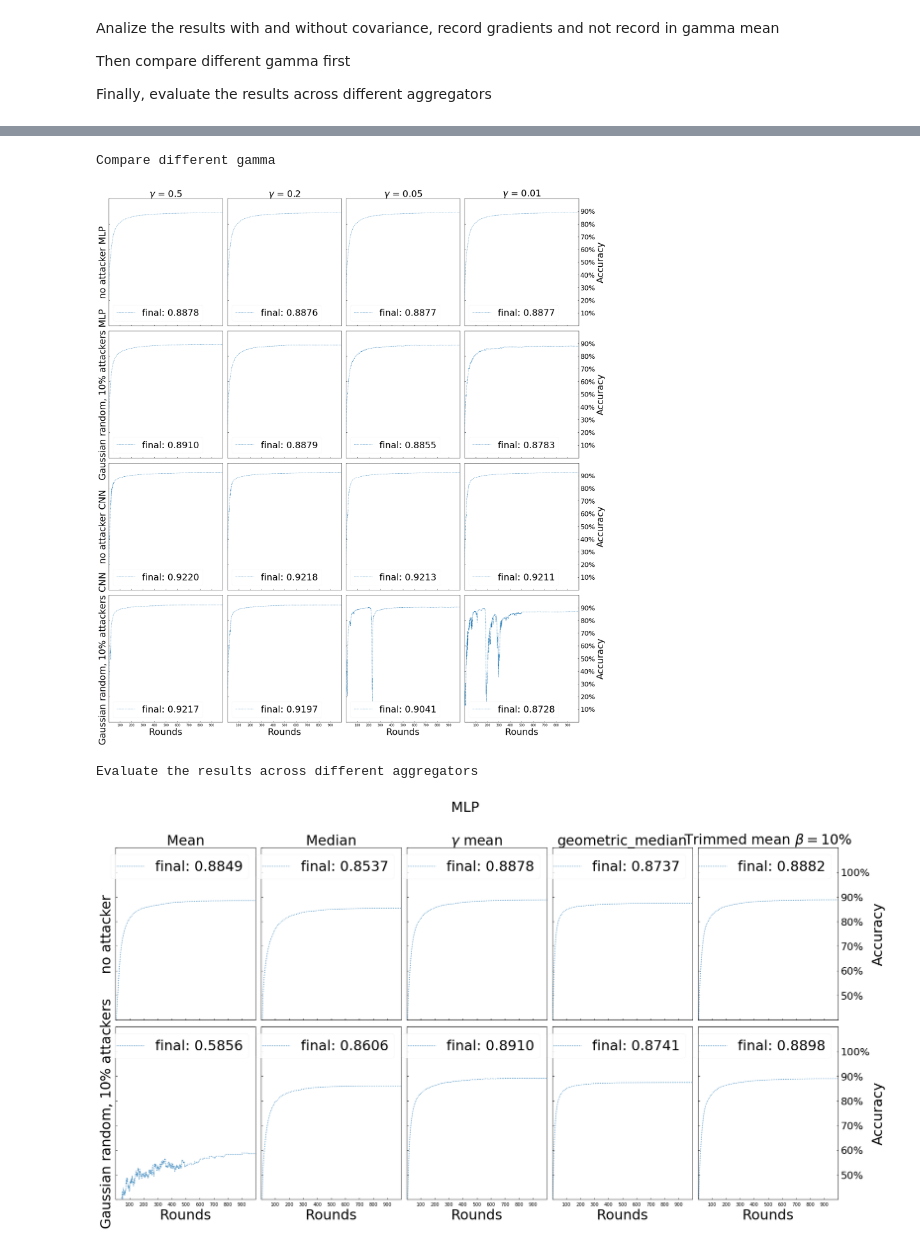
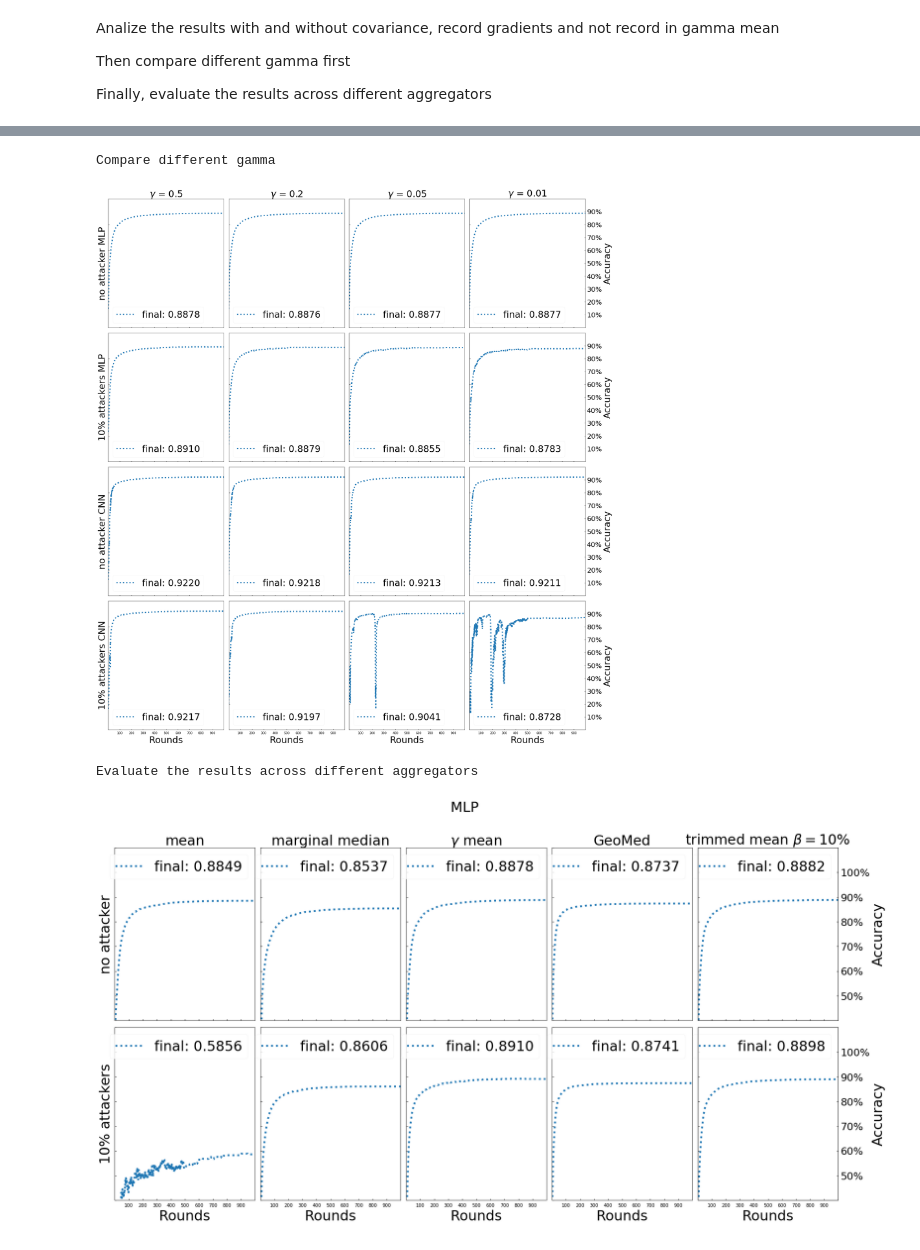
Before and after one commit to CenjhihLi/robust_federated_learning, a Jupyter notebook: mnist_results_plots.ipynb, the cells around one changed output, grey strips where cells are left out. Saved outputs shown, nothing was run; the diff lists cells and outputs as text; code cells hidden in the pictures.

```diff
--- a/mnist_results_plots.ipynb
+++ b/mnist_results_plots.ipynb
@@ -265,13 +265,13 @@ ax4.set_title(r'$\gamma$ = {}'.format(0.01))
 ax1.set_ylabel('no attacker MLP')
 ax1.set_ylim(0, 1)
 
-ax5.set_ylabel('Gaussian random, $10\%$ attackers MLP')
+ax5.set_ylabel('$10\%$ attackers MLP')
 ax5.set_ylim(0, 1)
 
 ax9.set_ylabel('no attacker CNN')
 ax9.set_ylim(0, 1)
 
-ax13.set_ylabel('Gaussian random, $10\%$ attackers CNN')
+ax13.set_ylabel('$10\%$ attackers CNN')
 ax13.set_ylim(0, 1)
 
 nrows, ncols = axs.shape
@@ -300,34 +300,34 @@ for i, gamma in enumerate(gamma_list):
 
     attack_type = 'random'
     exp_alpha_10 = [
         (f'experiments/{experiment}_{attack_type}/seed_{seed}/{aggr}_cpr_{cpr}_b_{attack_type}_{real_alpha}_{num_samples_per_attacker}', f'{aggr}[1] byz', 0.6, ':'),
         ]
     plot_range(exp_alpha_10, axs[1][i], 0, 999, metric_idx=1, label_final=True)
 
 experiment = 'cnn_expr'
 for i, gamma in enumerate(gamma_list):
     aggr = 'simple_gamma_mean_{}'.format(str(gamma).replace(".","_"))
     attack_type = 'no_attacks'
     exp_f1 = [
         (f'experiments/{experiment}_{attack_type}/seed_{seed}/{aggr}_cpr_{cpr}', f'{aggr}[1] byz', 0.6, ':'),
         ]
     plot_range(exp_f1, axs[2][i], 0, 999, metric_idx=1, label_final=True)
 
     attack_type = 'random'
     exp_alpha_10 = [
         (f'experiments/{experiment}_{attack_type}/seed_{seed}/{aggr}_cpr_{cpr}_b_{attack_type}_{real_alpha}_{num_samples_per_attacker}', f'{aggr}[1] byz', 0.6, ':'),
         ]
     plot_range(exp_alpha_10, axs[3][i], 0, 999, metric_idx=1, label_final=True)
 
 for ax in axs.flat:
     ax.tick_params(direction="in")
     ax.margins(0)
     ax.label_outer()
 
 fig.savefig('plot/Gamma_value.pdf', format='pdf', bbox_inches='tight')
 # %% [output]
 Compare different gamma
-[figure, old version]
+[figure, new version]
 # %%
 import matplotlib.pyplot as plt
 from matplotlib.ticker import FuncFormatter
@@ -352,16 +352,16 @@ right_axs = (ax5, ax10)
 bottom_axs = (ax6, ax7, ax8, ax9, ax10)
 
 plt.suptitle('MLP')
-ax1.set_title('Mean')
-ax2.set_title('Median')
+ax1.set_title('mean')
+ax2.set_title('marginal median')
 ax3.set_title(r'$\gamma$ mean')
-ax4.set_title('geometric_median')
-ax5.set_title(r'Trimmed mean $\beta=10\%$')
+ax4.set_title('GeoMed')
+ax5.set_title(r'trimmed mean $\beta=10\%$')
 
 ax1.set_ylabel('no attacker')
 ax1.set_ylim(0.4, 1.1)
 
-ax6.set_ylabel('Gaussian random, $10\%$ attackers')
+ax6.set_ylabel('$10\%$ attackers')
 ax6.set_ylim(0.4, 1.1)
 
 nrows, ncols = axs.shape
@@ -420,7 +420,7 @@ for ax in axs.flat:
 fig.savefig('plot/MLP_attackers_10.pdf', format='pdf', bbox_inches='tight')
 # %% [output]
 Evaluate the results across different aggregators
-[figure, old version]
+[figure, new version]
 # %%
 import matplotlib.pyplot as plt
 from matplotlib.ticker import FuncFormatter
```
Also changed, not shown: parts of 5 cells of this notebook, 8 other files.
